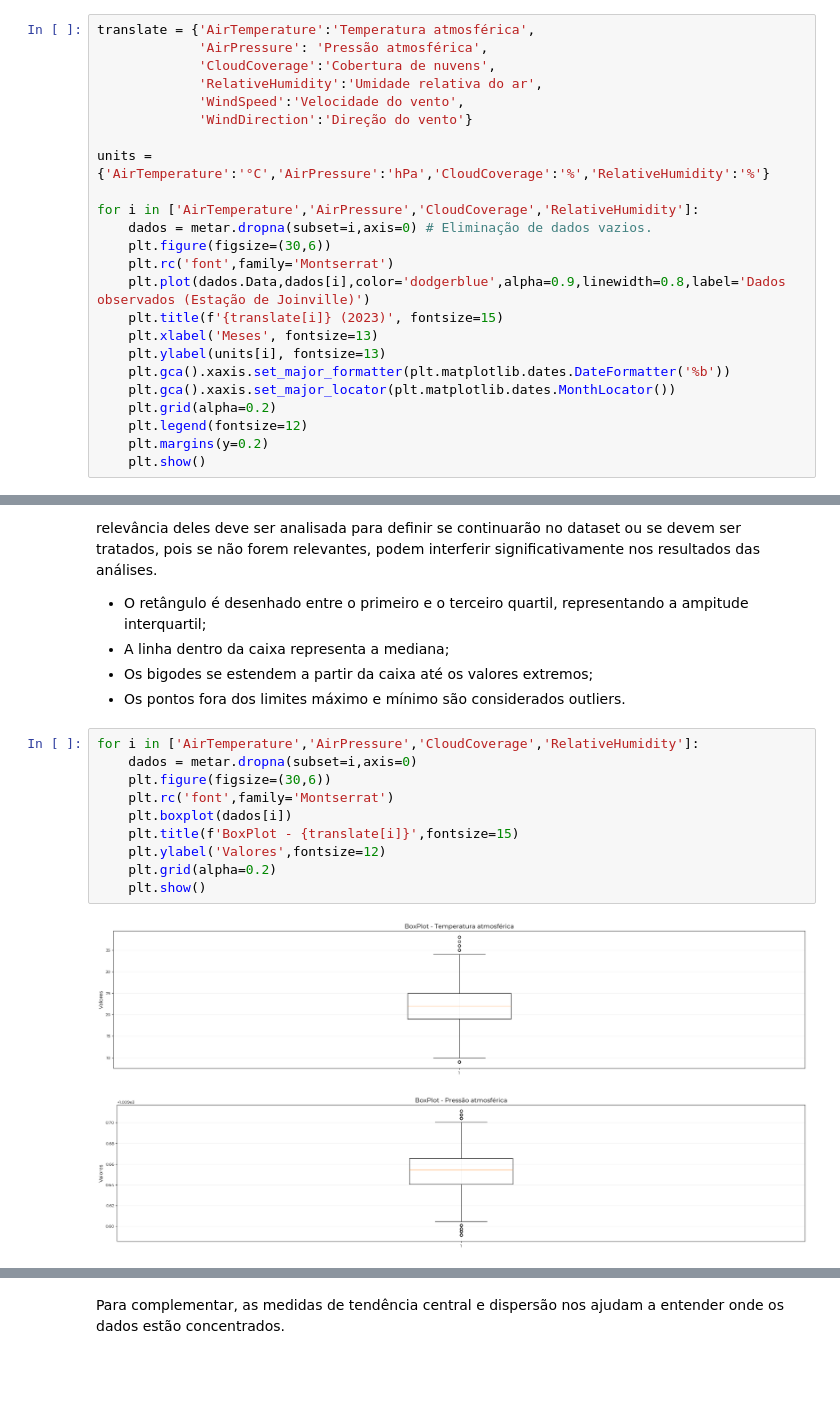
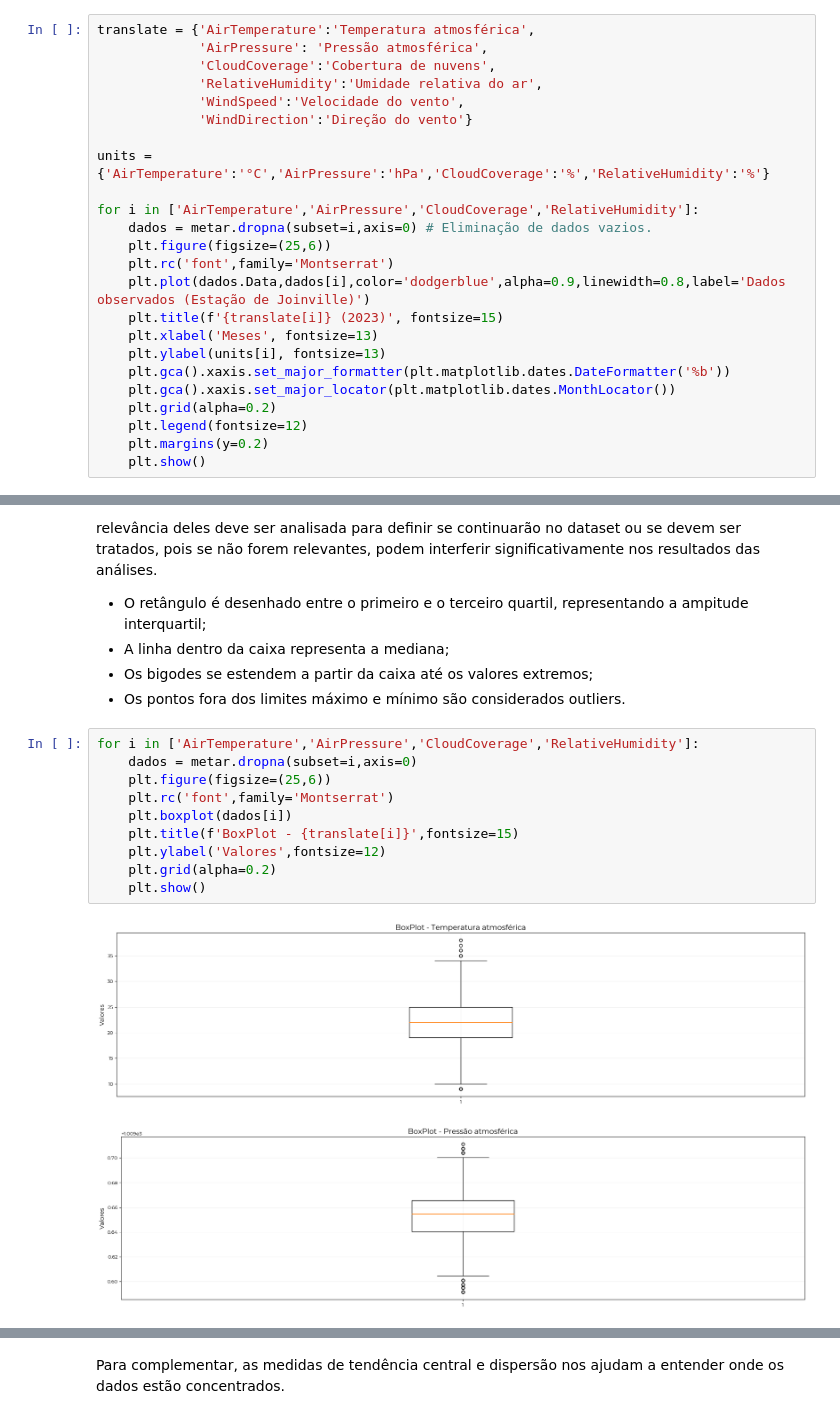
Before and after one commit to lucaborgess/Air-Modelling, a Jupyter notebook: scripts/Atividade02_Meteo.ipynb, the cells around one changed output, grey strips where cells are left out. Cells and saved outputs as stored; diff of their text form; blank space fills up the shorter version.

```diff
--- a/scripts/Atividade02_Meteo.ipynb
+++ b/scripts/Atividade02_Meteo.ipynb
@@ -67,7 +67,7 @@ units = {'AirTemperature':'°C','AirPressure':'hPa','CloudCoverage':'%','Relativ
 
 for i in ['AirTemperature','AirPressure','CloudCoverage','RelativeHumidity']:
     dados = metar.dropna(subset=i,axis=0) # Eliminação de dados vazios.
-    plt.figure(figsize=(30,6))
+    plt.figure(figsize=(25,6))
     plt.rc('font',family='Montserrat')
     plt.plot(dados.Data,dados[i],color='dodgerblue',alpha=0.9,linewidth=0.8,label='Dados observados (Estação de Joinville)')
     plt.title(f'{translate[i]} (2023)', fontsize=15)
@@ -95,13 +95,13 @@ Na estatística descritiva, o **Boxplot** é uma representação gráfica que mo
 # %%
 for i in ['AirTemperature','AirPressure','CloudCoverage','RelativeHumidity']:
     dados = metar.dropna(subset=i,axis=0)
-    plt.figure(figsize=(30,6))
+    plt.figure(figsize=(25,6))
     plt.rc('font',family='Montserrat')
     plt.boxplot(dados[i])
     plt.title(f'BoxPlot - {translate[i]}',fontsize=15)
     plt.ylabel('Valores',fontsize=12)
     plt.grid(alpha=0.2)
     plt.show()
 # %% [output]
-[figure, old version]
+[figure, new version]
-[figure, old version]
+[figure, new version]
```
Also changed, not shown: parts of 4 cells of this notebook.
